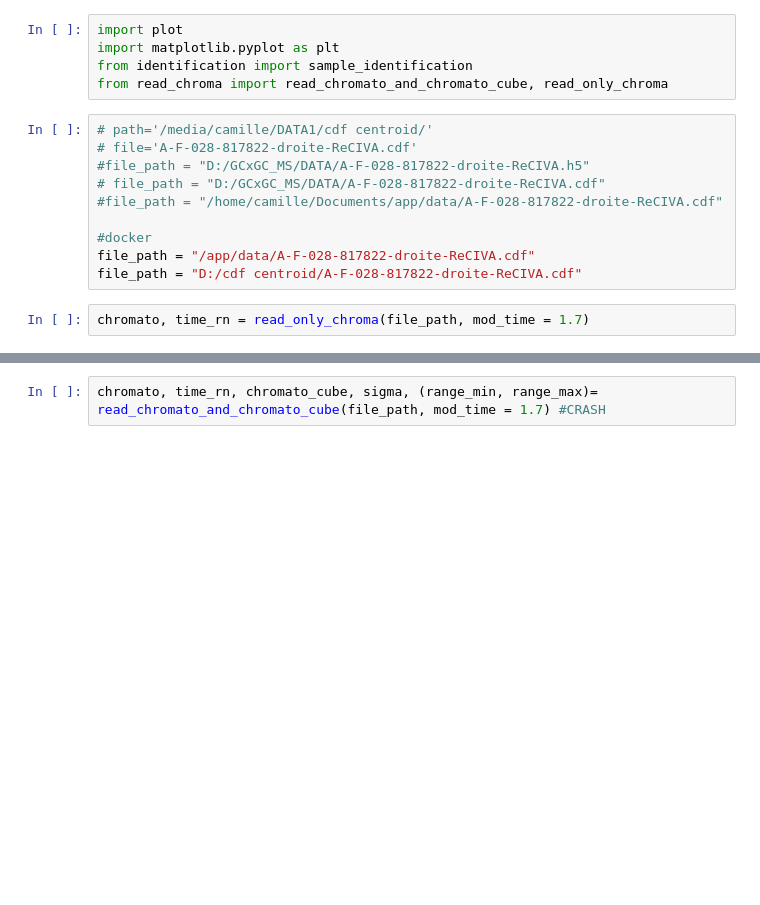
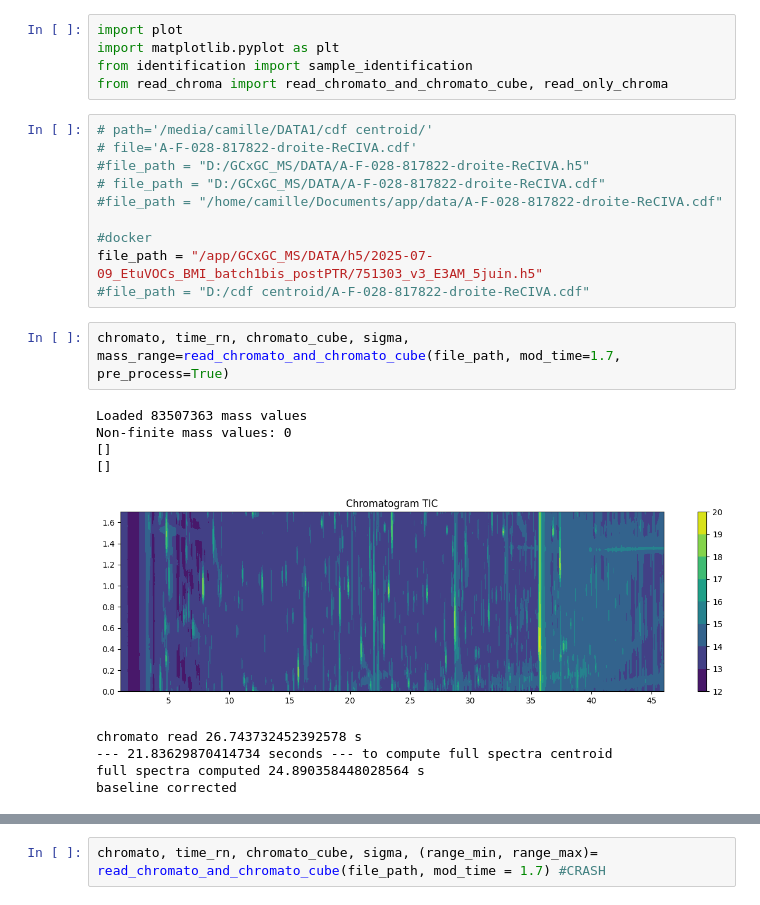
Before and after one commit to Lollith/Python-2DGC-Alignment, a Jupyter notebook: notebooks/plot.ipynb, the cells around one changed output, grey strips where cells are left out. Saved outputs shown, nothing was run; the diff lists cells and outputs as text; blank space fills up the shorter version.

```diff
--- a/notebooks/plot.ipynb
+++ b/notebooks/plot.ipynb
@@ -18,9 +18,19 @@ from read_chroma import read_chromato_and_chromato_cube, read_only_chroma
 #file_path = "/home/camille/Documents/app/data/A-F-028-817822-droite-ReCIVA.cdf"
 
 #docker
-file_path = "/app/data/A-F-028-817822-droite-ReCIVA.cdf"
-file_path = "D:/cdf centroid/A-F-028-817822-droite-ReCIVA.cdf"
+file_path = "/app/GCxGC_MS/DATA/h5/2025-07-09_EtuVOCs_BMI_batch1bis_postPTR/751303_v3_E3AM_5juin.h5"
+#file_path = "D:/cdf centroid/A-F-028-817822-droite-ReCIVA.cdf"
 # %%
-chromato, time_rn = read_only_chroma(file_path, mod_time = 1.7)
+chromato, time_rn, chromato_cube, sigma, mass_range=read_chromato_and_chromato_cube(file_path, mod_time=1.7, pre_process=True)
+# %% [output]
+Loaded 83507363 mass values
+Non-finite mass values: 0
+[]
+[]
+[figure, added]
+chromato read 26.743732452392578 s
+--- 21.83629870414734 seconds --- to compute full spectra centroid
+full spectra computed 24.890358448028564 s
+baseline corrected
 # %%
 plt.rcParams['figure.figsize'] = [30, 5]
```
Also changed, not shown: parts of 1 cell of this notebook, 2 other files.
